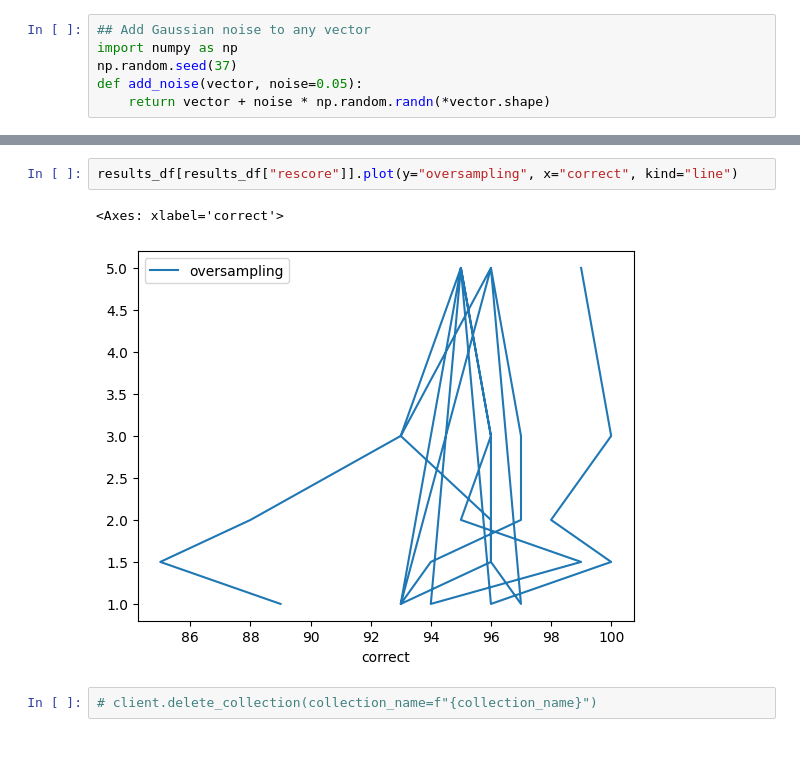
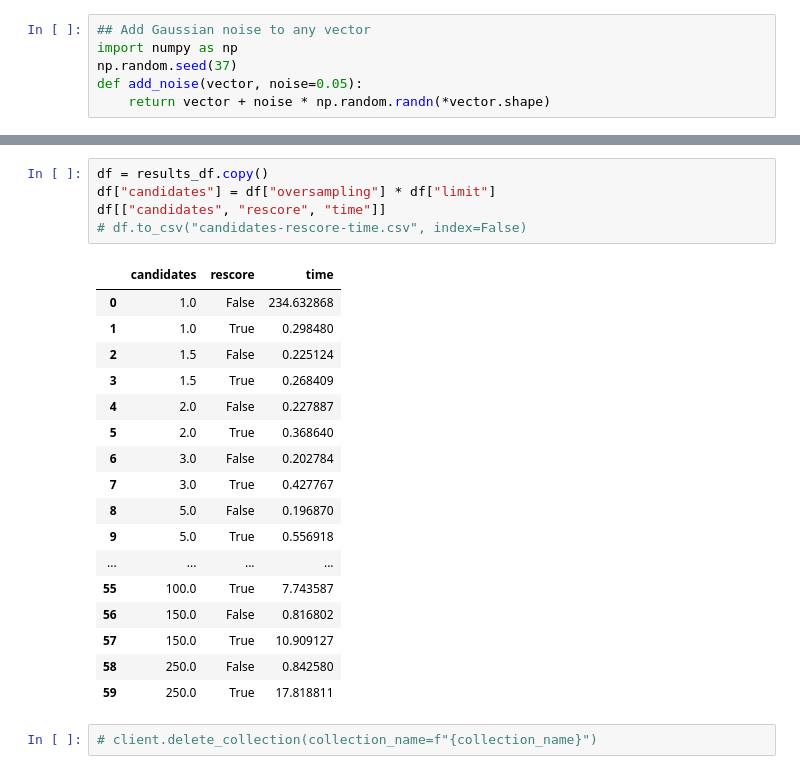
Before and after one commit to qdrant/fastembed, a Jupyter notebook: docs/experimental/Binary Quantization with Qdrant.ipynb, the cells around one changed output, grey strips where cells are left out. Drawn from its saved outputs; the diff is of its cells as text; blank space fills up the shorter version.

```diff
--- a/docs/experimental/Binary Quantization with Qdrant.ipynb
+++ b/docs/experimental/Binary Quantization with Qdrant.ipynb
@@ -222,7 +207,25 @@ results_df
-# %%
-results_df[results_df["rescore"]].plot(y="oversampling", x="correct", kind="line")
-# %% [output]
-<Axes: xlabel='correct'>
-[figure, removed]
+# %%
+df = results_df.copy()
+df["candidates"] = df["oversampling"] * df["limit"]
+df[["candidates", "rescore", "time"]]
+# df.to_csv("candidates-rescore-time.csv", index=False)
+# %% [output]
+|  | candidates | rescore | time |
+| 0 | 1.0 | False | 234.632868 |
+| 1 | 1.0 | True | 0.298480 |
+| 2 | 1.5 | False | 0.225124 |
+| 3 | 1.5 | True | 0.268409 |
+| 4 | 2.0 | False | 0.227887 |
+| 5 | 2.0 | True | 0.368640 |
+| 6 | 3.0 | False | 0.202784 |
+| 7 | 3.0 | True | 0.427767 |
+| 8 | 5.0 | False | 0.196870 |
+| 9 | 5.0 | True | 0.556918 |
+| ... | ... | ... | ... |
+| 55 | 100.0 | True | 7.743587 |
+| 56 | 150.0 | False | 0.816802 |
+| 57 | 150.0 | True | 10.909127 |
+| 58 | 250.0 | False | 0.842580 |
+| 59 | 250.0 | True | 17.818811 |
 # %%
 # client.delete_collection(collection_name=f"{collection_name}")
```
Also changed, not shown: parts of 7 cells of this notebook.
